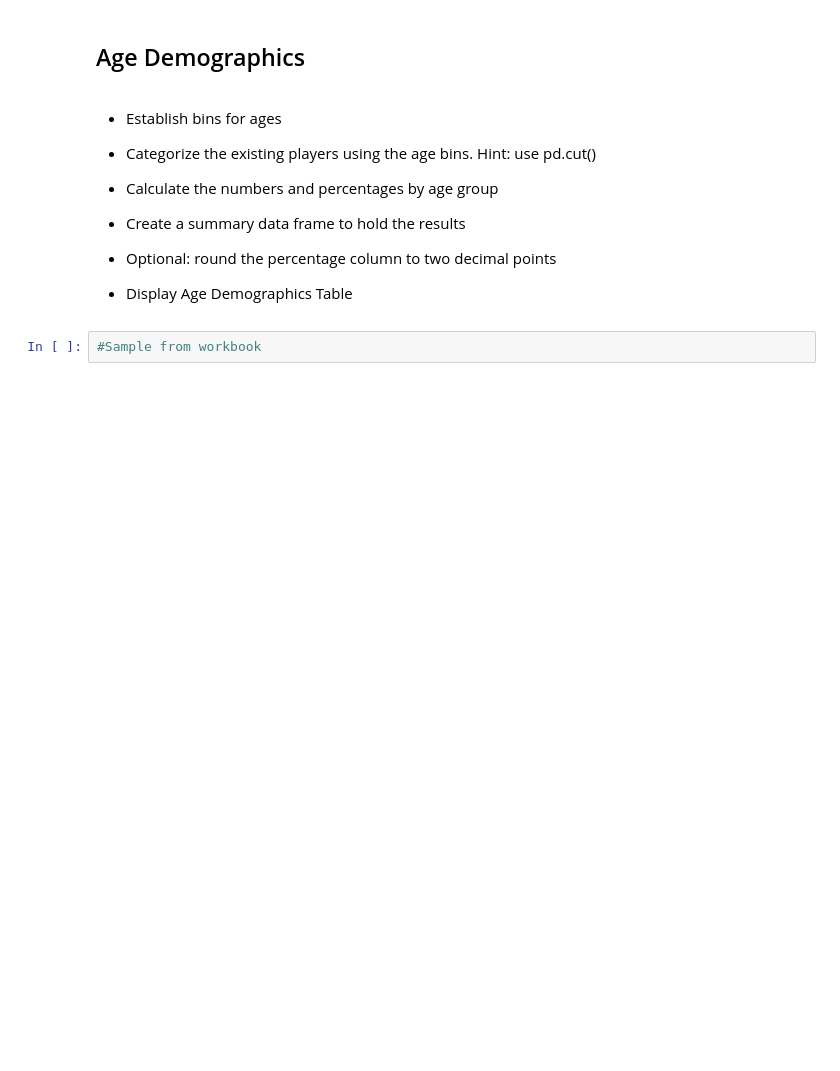
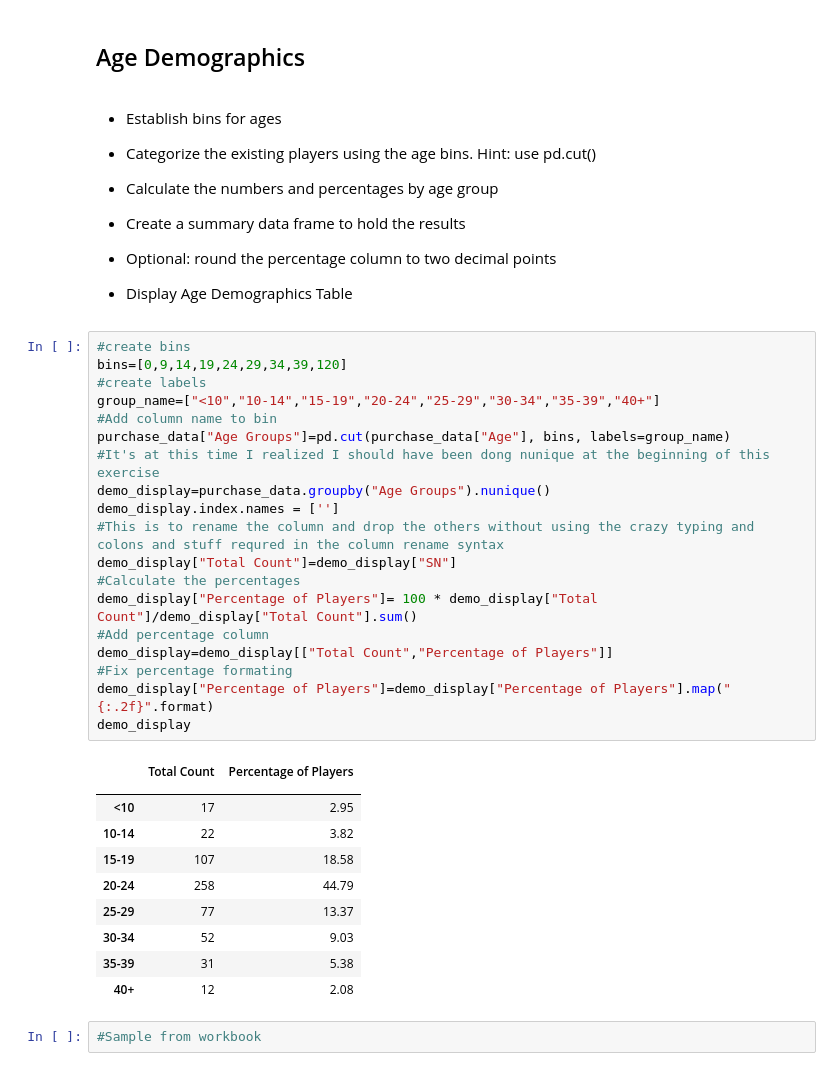
Before and after one commit to rschroer/allhomeworks, a Jupyter notebook: HeroesOfPymoli/RPS_HeroesOfPymoli.ipynb, the cells around one changed output. Cells and saved outputs as stored; diff of their text form; blank space fills up the shorter version.

```diff
--- a/HeroesOfPymoli/RPS_HeroesOfPymoli.ipynb
+++ b/HeroesOfPymoli/RPS_HeroesOfPymoli.ipynb
@@ -196,6 +205,36 @@ Purchase_Analysis
 
 
 * Display Age Demographics Table
+# %%
+#create bins
+bins=[0,9,14,19,24,29,34,39,120]
+#create labels
+group_name=["<10","10-14","15-19","20-24","25-29","30-34","35-39","40+"]
+#Add column name to bin
+purchase_data["Age Groups"]=pd.cut(purchase_data["Age"], bins, labels=group_name)
+#It's at this time I realized I should have been dong nunique at the beginning of this exercise
+demo_display=purchase_data.groupby("Age Groups").nunique()
+demo_display.index.names = ['']
+#This is to rename the column and drop the others without using the crazy typing and colons and stuff requred in the column rename syntax
+demo_display["Total Count"]=demo_display["SN"]
+#Calculate the percentages
+demo_display["Percentage of Players"]= 100 * demo_display["Total Count"]/demo_display["Total Count"].sum()
+#Add percentage column
+demo_display=demo_display[["Total Count","Percentage of Players"]]
+#Fix percentage formating
+demo_display["Percentage of Players"]=demo_display["Percentage of Players"].map("{:.2f}".format)
+demo_display
+# %% [output]
+|  | Total Count | Percentage of Players |
+|  |  |  |
+| <10 | 17 | 2.95 |
+| 10-14 | 22 | 3.82 |
+| 15-19 | 107 | 18.58 |
+| 20-24 | 258 | 44.79 |
+| 25-29 | 77 | 13.37 |
+| 30-34 | 52 | 9.03 |
+| 35-39 | 31 | 5.38 |
+| 40+ | 12 | 2.08 |
 # %%
 #Sample from workbook
 # %% [output]
```
Also changed, not shown: parts of 2 cells of this notebook.
